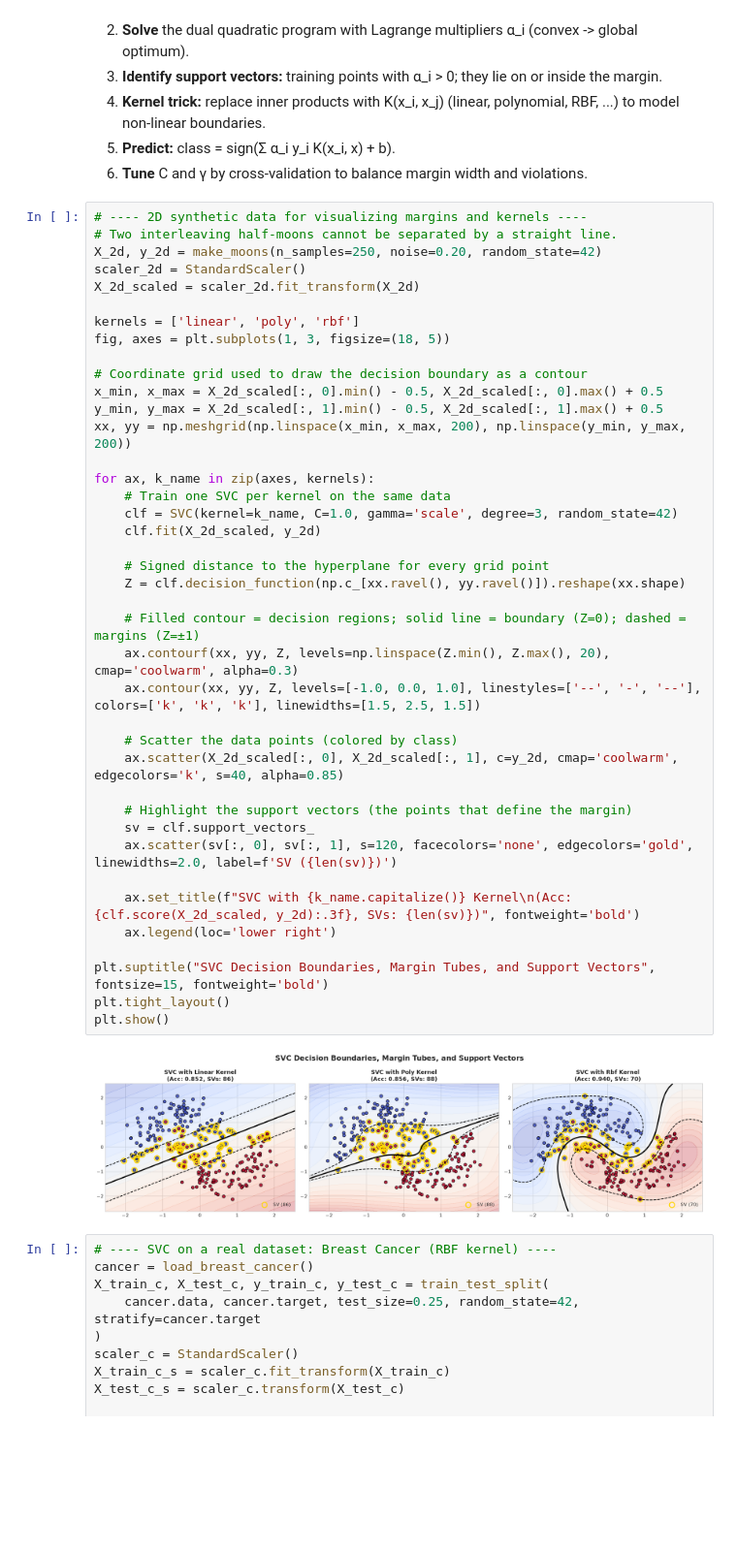
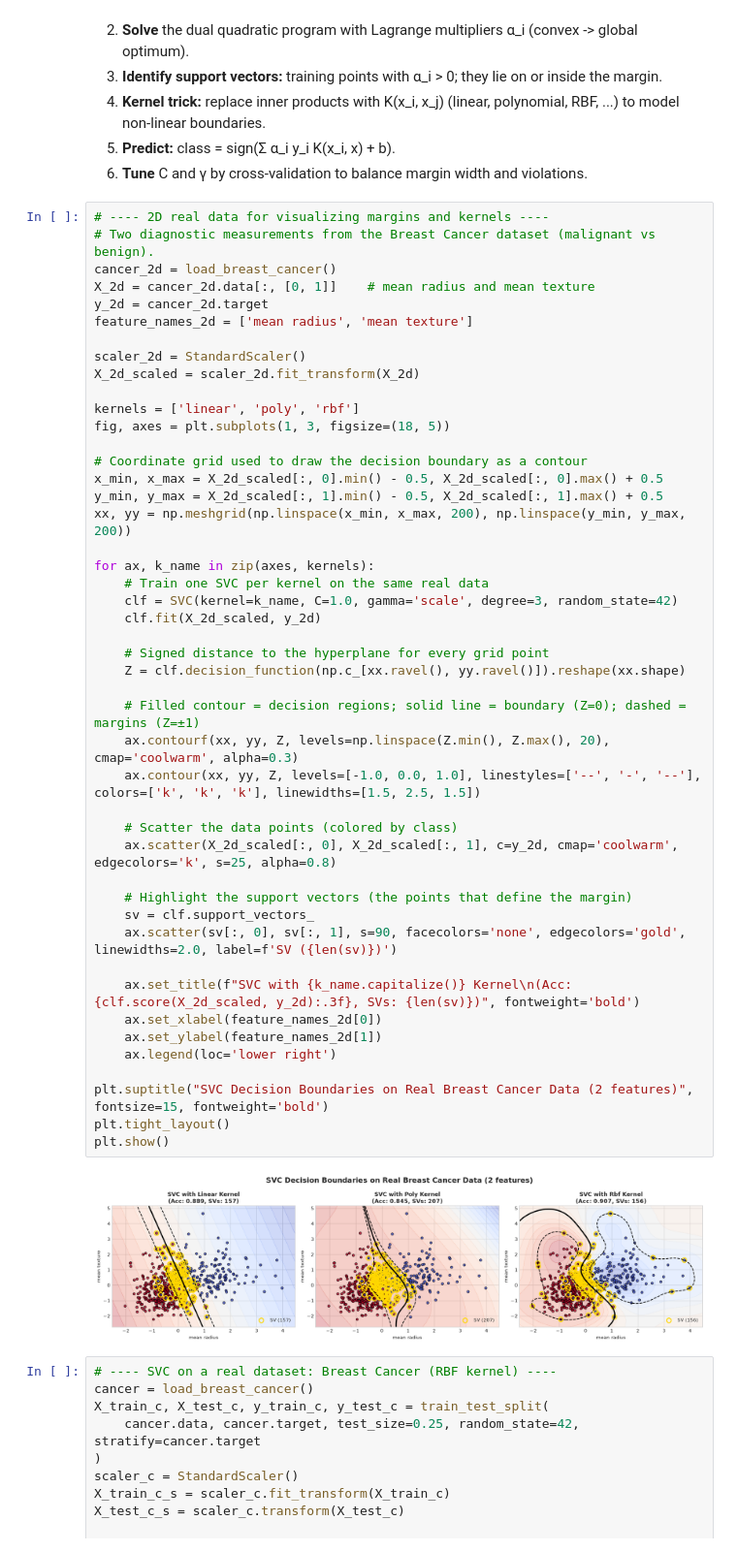
Before and after one commit to Atik203/ML-Algorithms, a Jupyter notebook: notebooks/09_support_vector_machine.ipynb, the cells around one changed output. Shown at 97% size. Drawn from its saved outputs; the diff is of its cells as text; blank space fills up the shorter version.

```diff
--- a/notebooks/09_support_vector_machine.ipynb
+++ b/notebooks/09_support_vector_machine.ipynb
@@ -40,47 +40,53 @@ SVM modules loaded successfully!
 5. **Predict:** class = sign(Σ α_i y_i K(x_i, x) + b).
 6. **Tune** C and γ by cross-validation to balance margin width and violations.
 # %%
-# ---- 2D synthetic data for visualizing margins and kernels ----
-# Two interleaving half-moons cannot be separated by a straight line.
-X_2d, y_2d = make_moons(n_samples=250, noise=0.20, random_state=42)
+# ---- 2D real data for visualizing margins and kernels ----
+# Two diagnostic measurements from the Breast Cancer dataset (malignant vs benign).
+cancer_2d = load_breast_cancer()
+X_2d = cancer_2d.data[:, [0, 1]]    # mean radius and mean texture
+y_2d = cancer_2d.target
+feature_names_2d = ['mean radius', 'mean texture']
+
 scaler_2d = StandardScaler()
 X_2d_scaled = scaler_2d.fit_transform(X_2d)
 
 kernels = ['linear', 'poly', 'rbf']
 fig, axes = plt.subplots(1, 3, figsize=(18, 5))
 
 # Coordinate grid used to draw the decision boundary as a contour
 x_min, x_max = X_2d_scaled[:, 0].min() - 0.5, X_2d_scaled[:, 0].max() + 0.5
 y_min, y_max = X_2d_scaled[:, 1].min() - 0.5, X_2d_scaled[:, 1].max() + 0.5
 xx, yy = np.meshgrid(np.linspace(x_min, x_max, 200), np.linspace(y_min, y_max, 200))
 
 for ax, k_name in zip(axes, kernels):
-    # Train one SVC per kernel on the same data
+    # Train one SVC per kernel on the same real data
     clf = SVC(kernel=k_name, C=1.0, gamma='scale', degree=3, random_state=42)
     clf.fit(X_2d_scaled, y_2d)
 
     # Signed distance to the hyperplane for every grid point
     Z = clf.decision_function(np.c_[xx.ravel(), yy.ravel()]).reshape(xx.shape)
 
     # Filled contour = decision regions; solid line = boundary (Z=0); dashed = margins (Z=±1)
     ax.contourf(xx, yy, Z, levels=np.linspace(Z.min(), Z.max(), 20), cmap='coolwarm', alpha=0.3)
     ax.contour(xx, yy, Z, levels=[-1.0, 0.0, 1.0], linestyles=['--', '-', '--'], colors=['k', 'k', 'k'], linewidths=[1.5, 2.5, 1.5])
 
     # Scatter the data points (colored by class)
-    ax.scatter(X_2d_scaled[:, 0], X_2d_scaled[:, 1], c=y_2d, cmap='coolwarm', edgecolors='k', s=40, alpha=0.85)
+    ax.scatter(X_2d_scaled[:, 0], X_2d_scaled[:, 1], c=y_2d, cmap='coolwarm', edgecolors='k', s=25, alpha=0.8)
 
     # Highlight the support vectors (the points that define the margin)
     sv = clf.support_vectors_
-    ax.scatter(sv[:, 0], sv[:, 1], s=120, facecolors='none', edgecolors='gold', linewidths=2.0, label=f'SV ({len(sv)})')
+    ax.scatter(sv[:, 0], sv[:, 1], s=90, facecolors='none', edgecolors='gold', linewidths=2.0, label=f'SV ({len(sv)})')
 
     ax.set_title(f"SVC with {k_name.capitalize()} Kernel\n(Acc: {clf.score(X_2d_scaled, y_2d):.3f}, SVs: {len(sv)})", fontweight='bold')
+    ax.set_xlabel(feature_names_2d[0])
+    ax.set_ylabel(feature_names_2d[1])
     ax.legend(loc='lower right')
 
-plt.suptitle("SVC Decision Boundaries, Margin Tubes, and Support Vectors", fontsize=15, fontweight='bold')
+plt.suptitle("SVC Decision Boundaries on Real Breast Cancer Data (2 features)", fontsize=15, fontweight='bold')
 plt.tight_layout()
 plt.show()
 # %% [output]
-[figure, old version]
+[figure, new version]
 # %%
 # ---- SVC on a real dataset: Breast Cancer (RBF kernel) ----
 cancer = load_breast_cancer()
```
Also changed, not shown: parts of 3 cells of this notebook, 22 other files.
